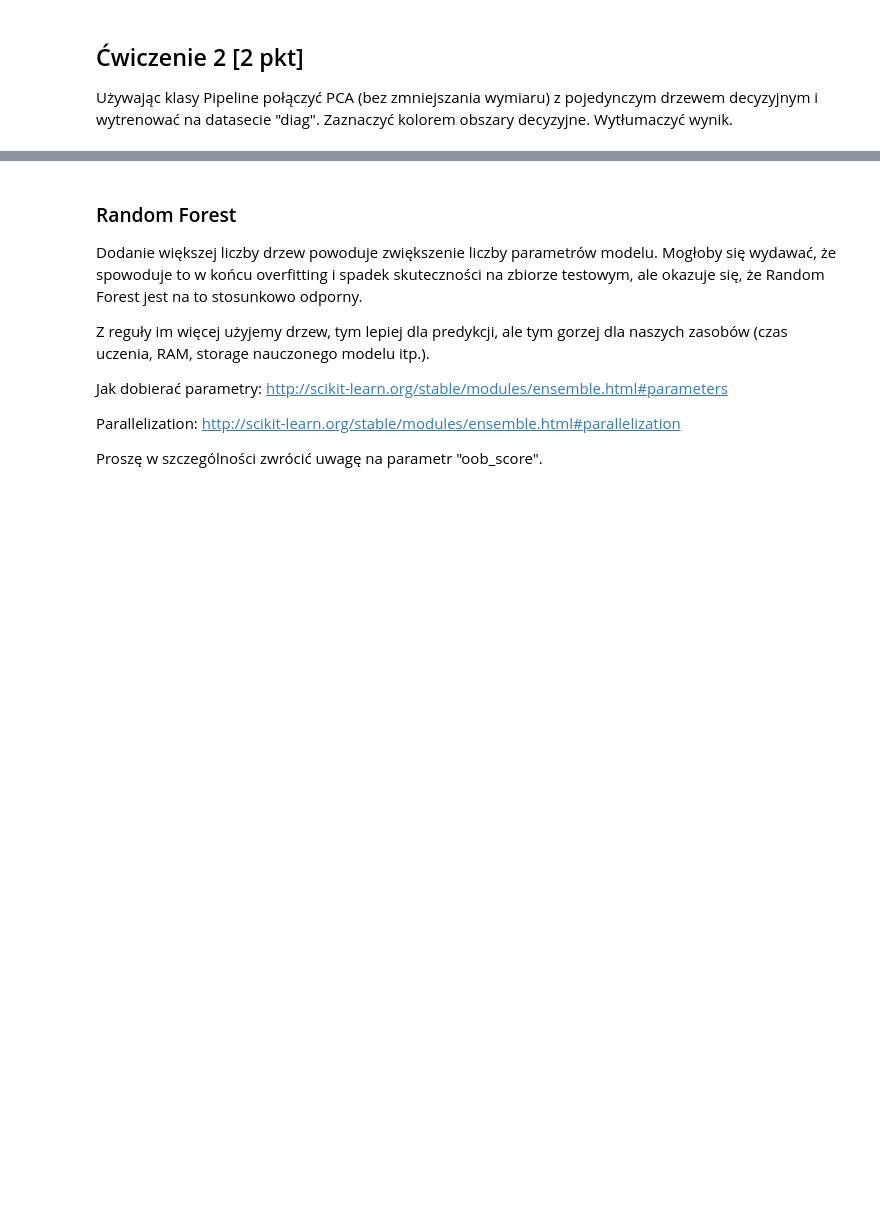
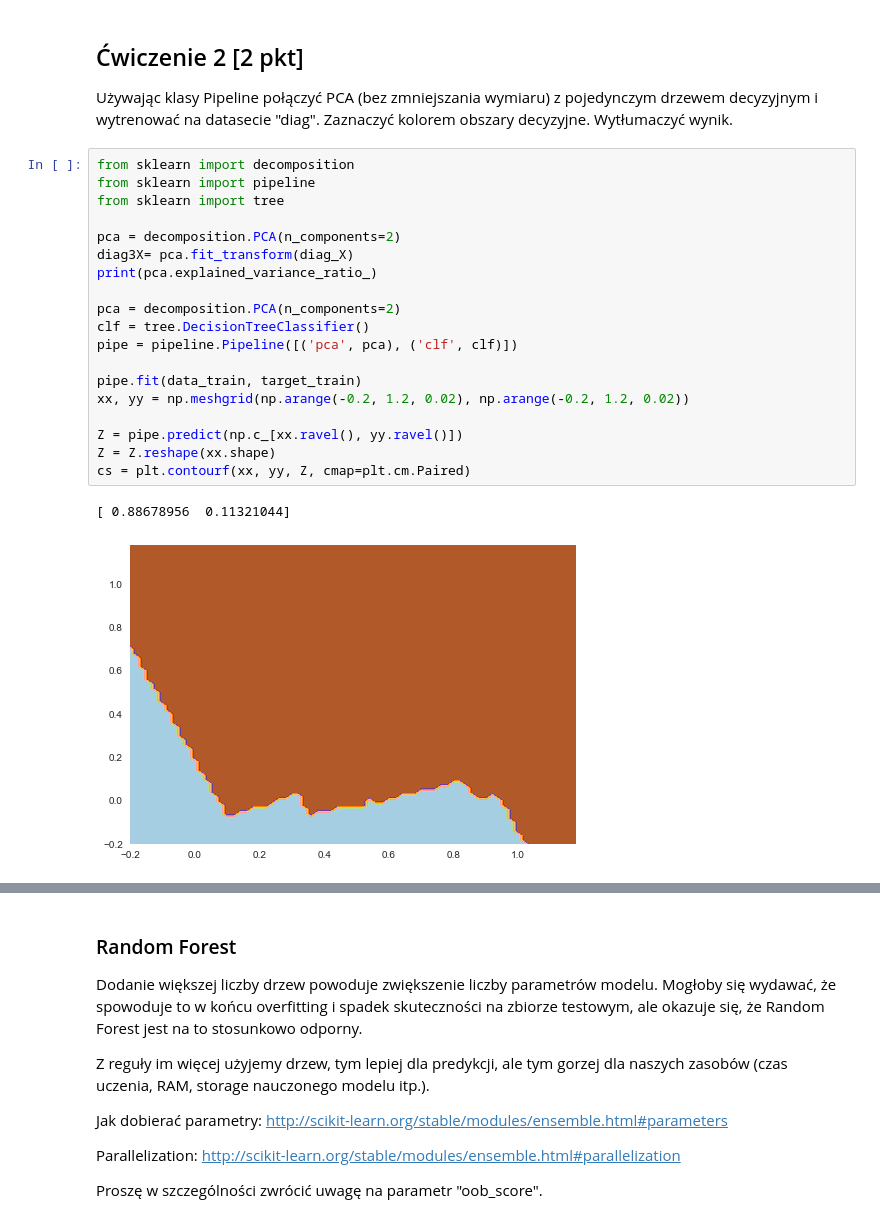
Before and after one commit to 13MaxG/MachineLearningAndrzeja, a Jupyter notebook: L8_Lesniak.ipynb, the cells around one changed output, grey strips where cells are left out. Drawn from its saved outputs; the diff is of its cells as text; blank space fills up the shorter version.

```diff
--- a/L8_Lesniak.ipynb
+++ b/L8_Lesniak.ipynb
@@ -201,3 +201,25 @@ Oczywiście może się też zdarzyć, że PCA bardziej przeszkadza, niż pomaga
 ## Ćwiczenie 2 [2 pkt]
 
 Używając klasy Pipeline połączyć PCA (bez zmniejszania wymiaru) z pojedynczym drzewem decyzyjnym i wytrenować na datasecie "diag". Zaznaczyć kolorem obszary decyzyjne. Wytłumaczyć wynik.
+# %%
+from sklearn import decomposition
+from sklearn import pipeline
+from sklearn import tree
+
+pca = decomposition.PCA(n_components=2)
+diag3X= pca.fit_transform(diag_X)
+print(pca.explained_variance_ratio_)
+
+pca = decomposition.PCA(n_components=2)
+clf = tree.DecisionTreeClassifier()
+pipe = pipeline.Pipeline([('pca', pca), ('clf', clf)])
+
+pipe.fit(data_train, target_train)
+xx, yy = np.meshgrid(np.arange(-0.2, 1.2, 0.02), np.arange(-0.2, 1.2, 0.02))
+
+Z = pipe.predict(np.c_[xx.ravel(), yy.ravel()])
+Z = Z.reshape(xx.shape)
+cs = plt.contourf(xx, yy, Z, cmap=plt.cm.Paired)
+# %% [output]
+[ 0.88678956  0.11321044]
+[figure, added]
```
Also changed, not shown: parts of 9 cells of this notebook.
